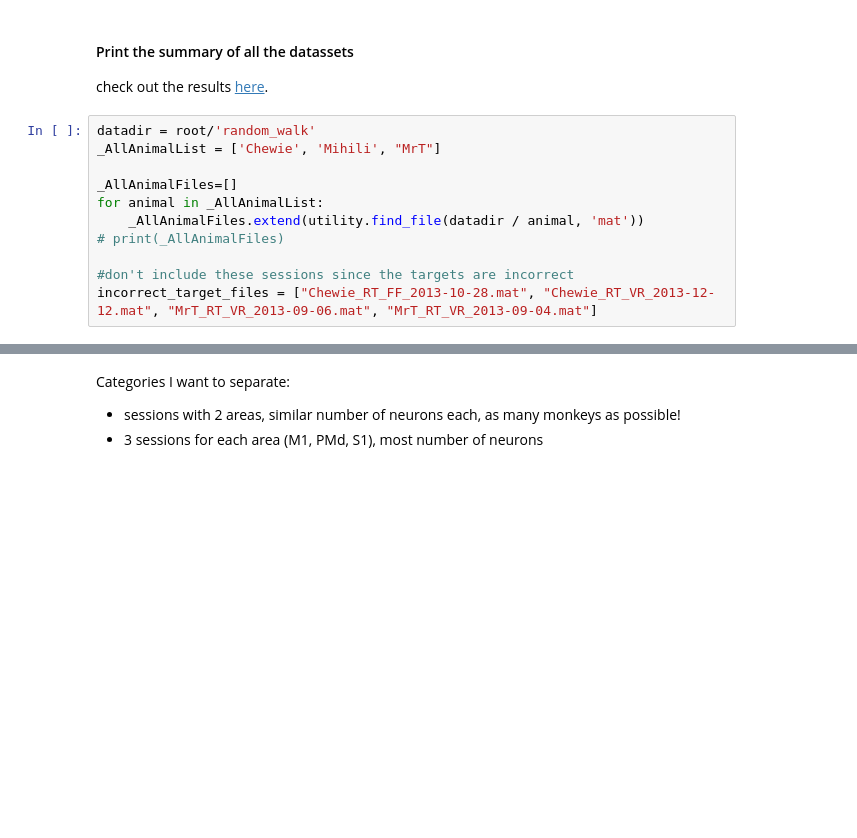
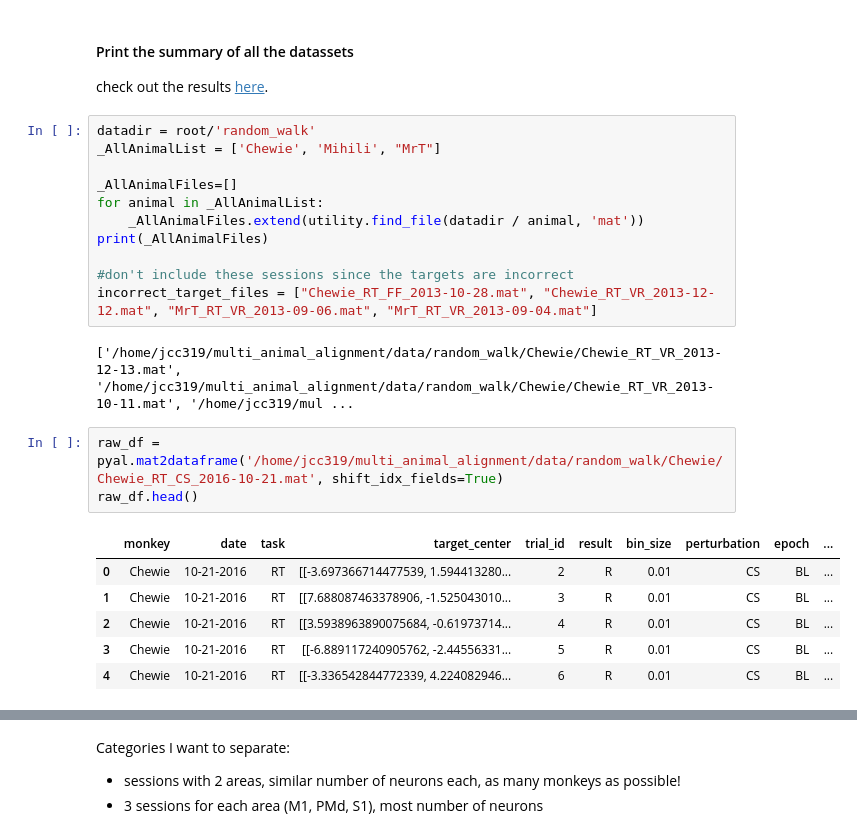
Before and after one commit to AtMostafa/multi-animal-alignment, a Jupyter notebook: random_walk/_dataset-selection.ipynb, the cells around one changed output, grey strips where cells are left out. Saved outputs shown, nothing was run; the diff lists cells and outputs as text; blank space fills up the shorter version.

```diff
--- a/random_walk/_dataset-selection.ipynb
+++ b/random_walk/_dataset-selection.ipynb
@@ -51,10 +51,22 @@ _AllAnimalList = ['Chewie', 'Mihili', "MrT"]
 _AllAnimalFiles=[]
 for animal in _AllAnimalList:
     _AllAnimalFiles.extend(utility.find_file(datadir / animal, 'mat'))
-# print(_AllAnimalFiles)
+print(_AllAnimalFiles)
 
 #don't include these sessions since the targets are incorrect
 incorrect_target_files = ["Chewie_RT_FF_2013-10-28.mat", "Chewie_RT_VR_2013-12-12.mat", "MrT_RT_VR_2013-09-06.mat", "MrT_RT_VR_2013-09-04.mat"]
+# %% [output]
+['/home/jcc319/multi_animal_alignment/data/random_walk/Chewie/Chewie_RT_VR_2013-12-13.mat', '/home/jcc319/multi_animal_alignment/data/random_walk/Chewie/Chewie_RT_VR_2013-10-11.mat', '/home/jcc319/mul ...
+# %%
+raw_df = pyal.mat2dataframe('/home/jcc319/multi_animal_alignment/data/random_walk/Chewie/Chewie_RT_CS_2016-10-21.mat', shift_idx_fields=True)
+raw_df.head()
+# %% [output]
+|  | monkey | date | task | target_center | trial_id | result | bin_size | perturbation | epoch | ... |
+| 0 | Chewie | 10-21-2016 | RT | [[-3.697366714477539, 1.594413280... | 2 | R | 0.01 | CS | BL | ... |
+| 1 | Chewie | 10-21-2016 | RT | [[7.688087463378906, -1.525043010... | 3 | R | 0.01 | CS | BL | ... |
+| 2 | Chewie | 10-21-2016 | RT | [[3.5938963890075684, -0.61973714... | 4 | R | 0.01 | CS | BL | ... |
+| 3 | Chewie | 10-21-2016 | RT | [[-6.889117240905762, -2.44556331... | 5 | R | 0.01 | CS | BL | ... |
+| 4 | Chewie | 10-21-2016 | RT | [[-3.336542844772339, 4.224082946... | 6 | R | 0.01 | CS | BL | ... |
 # %%
 rows = []
 for file in _AllAnimalFiles:
```
Also changed, not shown: parts of 5 cells of this notebook, 2 other files.
